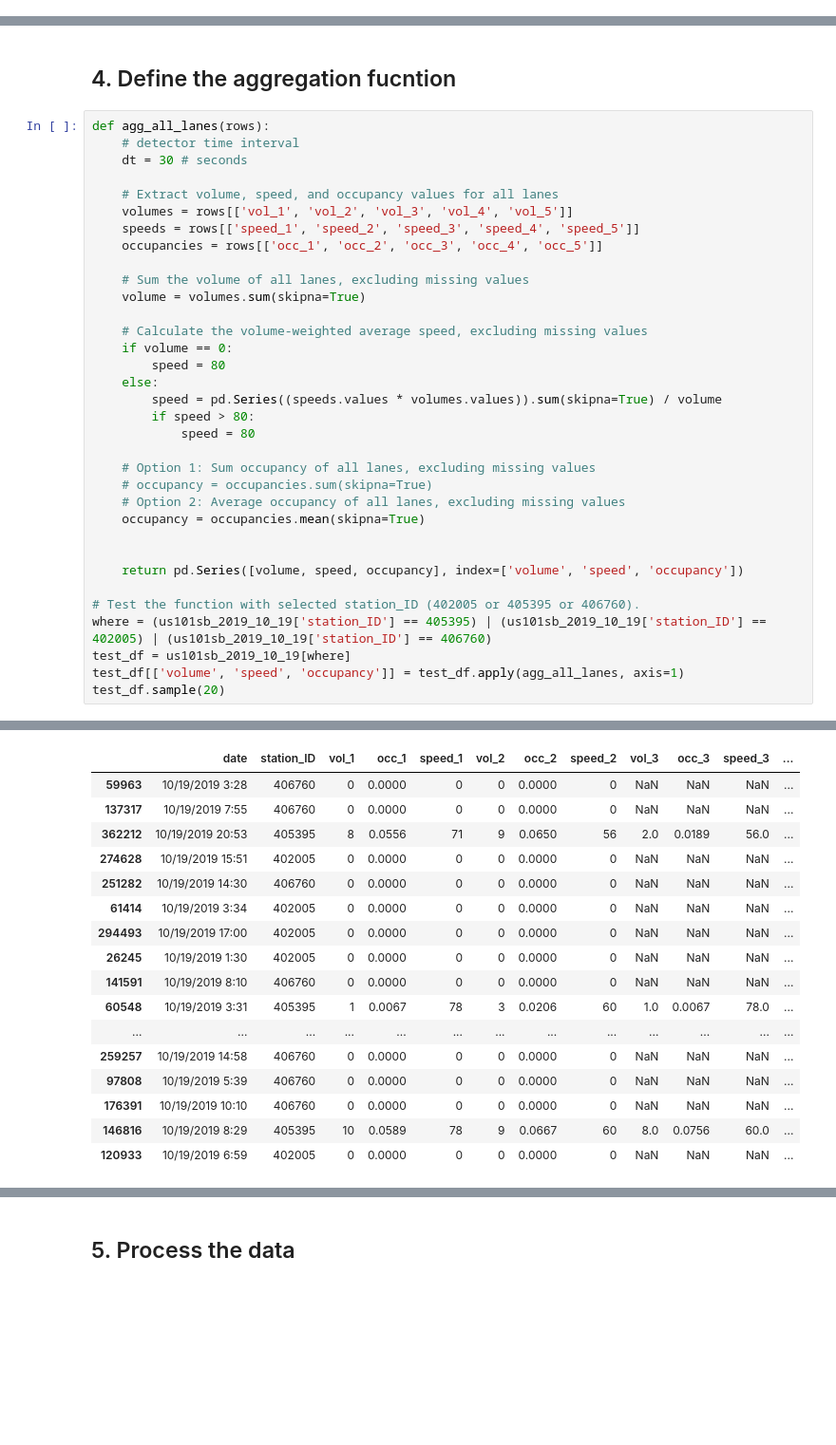
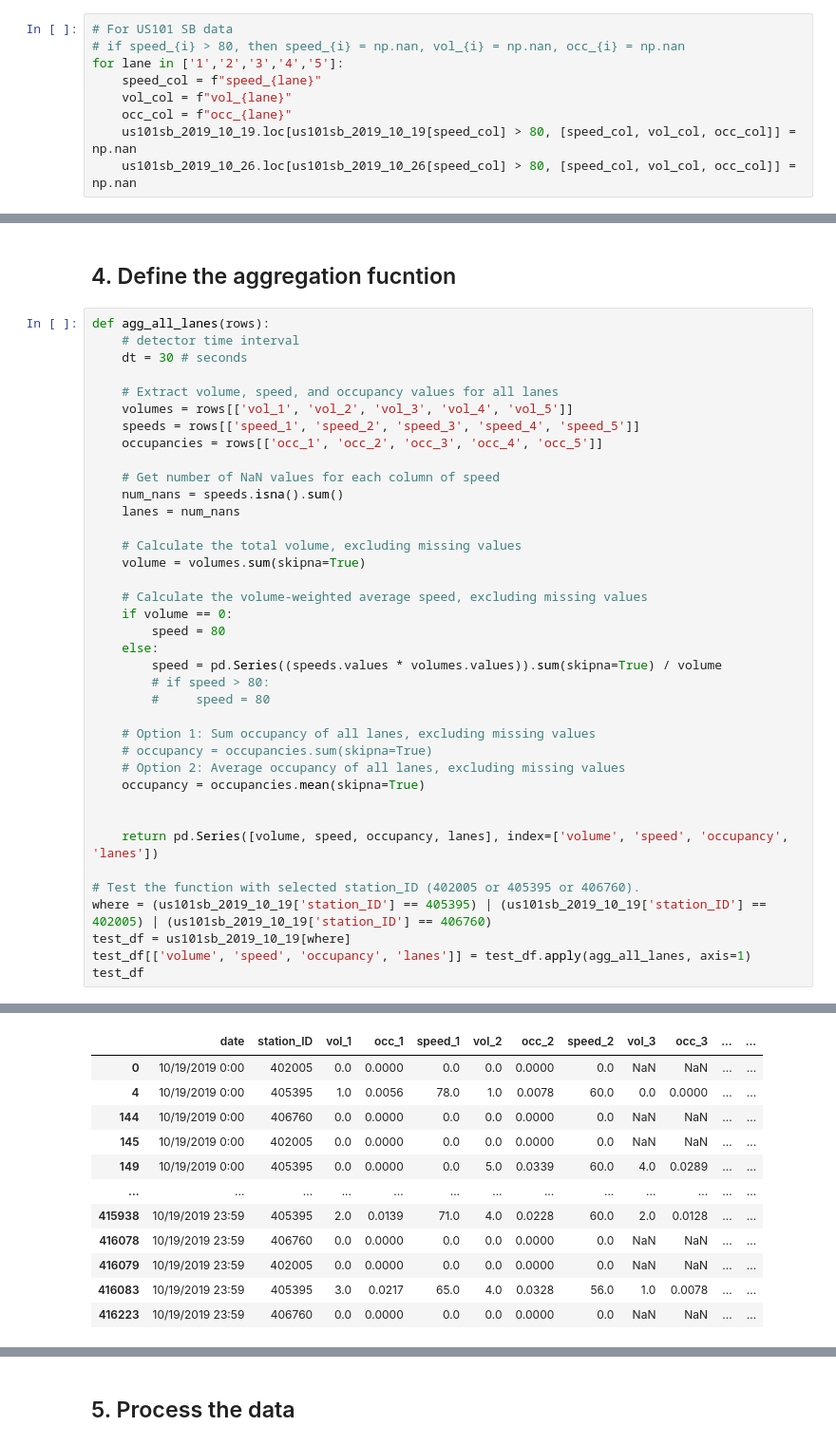
Before and after one commit to jingxuehan0707/ce593, a Jupyter notebook: project_task_01.ipynb, the cells around one changed output, grey strips where cells are left out. Shown at 95% size. Cells and saved outputs as stored; diff of their text form; blank space fills up the shorter version.

```diff
--- a/project_task_01.ipynb
+++ b/project_task_01.ipynb
@@ -47,6 +47,15 @@ us101sb_2019_10_26 = pd.read_csv(us101sb_2019_10_26_path)
 inventory_sr91_b = pd.read_csv(inventory_sr91_b_path)
 zone_readings_0831_0901 = pd.read_csv(zone_readings_0831_0901_path)
 zone_readings_0907_0908 = pd.read_csv(zone_readings_0907_0908_path)
+# %%
+# For US101 SB data
+# if speed_{i} > 80, then speed_{i} = np.nan, vol_{i} = np.nan, occ_{i} = np.nan
+for lane in ['1','2','3','4','5']:
+    speed_col = f"speed_{lane}"
+    vol_col = f"vol_{lane}"
+    occ_col = f"occ_{lane}"
+    us101sb_2019_10_19.loc[us101sb_2019_10_19[speed_col] > 80, [speed_col, vol_col, occ_col]] = np.nan
+    us101sb_2019_10_26.loc[us101sb_2019_10_26[speed_col] > 80, [speed_col, vol_col, occ_col]] = np.nan
 # %% [markdown]
 ## 3. Explore data
 # %%
@@ -97,7 +106,11 @@ def agg_all_lanes(rows):
     speeds = rows[['speed_1', 'speed_2', 'speed_3', 'speed_4', 'speed_5']]
     occupancies = rows[['occ_1', 'occ_2', 'occ_3', 'occ_4', 'occ_5']]
 
-    # Sum the volume of all lanes, excluding missing values
+    # Get number of NaN values for each column of speed
+    num_nans = speeds.isna().sum()
+    lanes = num_nans
+
+    # Calculate the total volume, excluding missing values
     volume = volumes.sum(skipna=True)
 
     # Calculate the volume-weighted average speed, excluding missing values
@@ -105,8 +118,8 @@ def agg_all_lanes(rows):
         speed = 80
     else:
         speed = pd.Series((speeds.values * volumes.values)).sum(skipna=True) / volume
-        if speed > 80:
-            speed = 80
+        # if speed > 80:
+        #     speed = 80
 
     # Option 1: Sum occupancy of all lanes, excluding missing values
     # occupancy = occupancies.sum(skipna=True)
@@ -114,13 +127,13 @@ def agg_all_lanes(rows):
     occupancy = occupancies.mean(skipna=True)
 
 
-    return pd.Series([volume, speed, occupancy], index=['volume', 'speed', 'occupancy'])
+    return pd.Series([volume, speed, occupancy, lanes], index=['volume', 'speed', 'occupancy', 'lanes'])
 
 # Test the function with selected station_ID (402005 or 405395 or 406760).
 where = (us101sb_2019_10_19['station_ID'] == 405395) | (us101sb_2019_10_19['station_ID'] == 402005) | (us101sb_2019_10_19['station_ID'] == 406760)
 test_df = us101sb_2019_10_19[where]
-test_df[['volume', 'speed', 'occupancy']] = test_df.apply(agg_all_lanes, axis=1)
-test_df.sample(20)
+test_df[['volume', 'speed', 'occupancy', 'lanes']] = test_df.apply(agg_all_lanes, axis=1)
+test_df
 # %% [output]
 A value is trying to be set on a copy of a slice from a DataFrame.
 Try using .loc[row_indexer,col_indexer] = value instead
@@ -140,17 +158,12 @@ See the caveats in the documentation: https://pandas.pydata.org/pandas-docs/stab
-|  | date | station_ID | vol_1 | occ_1 | speed_1 | vol_2 | occ_2 | speed_2 | vol_3 | occ_3 | speed_3 | ... |
-| 59963 | 10/19/2019 3:28 | 406760 | 0 | 0.0000 | 0 | 0 | 0.0000 | 0 | NaN | NaN | NaN | ... |
-| 137317 | 10/19/2019 7:55 | 406760 | 0 | 0.0000 | 0 | 0 | 0.0000 | 0 | NaN | NaN | NaN | ... |
-| 362212 | 10/19/2019 20:53 | 405395 | 8 | 0.0556 | 71 | 9 | 0.0650 | 56 | 2.0 | 0.0189 | 56.0 | ... |
-| 274628 | 10/19/2019 15:51 | 402005 | 0 | 0.0000 | 0 | 0 | 0.0000 | 0 | NaN | NaN | NaN | ... |
-| 251282 | 10/19/2019 14:30 | 406760 | 0 | 0.0000 | 0 | 0 | 0.0000 | 0 | NaN | NaN | NaN | ... |
-| 61414 | 10/19/2019 3:34 | 402005 | 0 | 0.0000 | 0 | 0 | 0.0000 | 0 | NaN | NaN | NaN | ... |
-| 294493 | 10/19/2019 17:00 | 402005 | 0 | 0.0000 | 0 | 0 | 0.0000 | 0 | NaN | NaN | NaN | ... |
-| 26245 | 10/19/2019 1:30 | 402005 | 0 | 0.0000 | 0 | 0 | 0.0000 | 0 | NaN | NaN | NaN | ... |
-| 141591 | 10/19/2019 8:10 | 406760 | 0 | 0.0000 | 0 | 0 | 0.0000 | 0 | NaN | NaN | NaN | ... |
-| 60548 | 10/19/2019 3:31 | 405395 | 1 | 0.0067 | 78 | 3 | 0.0206 | 60 | 1.0 | 0.0067 | 78.0 | ... |
+|  | date | station_ID | vol_1 | occ_1 | speed_1 | vol_2 | occ_2 | speed_2 | vol_3 | occ_3 | ... | ... |
+| 0 | 10/19/2019 0:00 | 402005 | 0.0 | 0.0000 | 0.0 | 0.0 | 0.0000 | 0.0 | NaN | NaN | ... | ... |
+| 4 | 10/19/2019 0:00 | 405395 | 1.0 | 0.0056 | 78.0 | 1.0 | 0.0078 | 60.0 | 0.0 | 0.0000 | ... | ... |
+| 144 | 10/19/2019 0:00 | 406760 | 0.0 | 0.0000 | 0.0 | 0.0 | 0.0000 | 0.0 | NaN | NaN | ... | ... |
+| 145 | 10/19/2019 0:00 | 402005 | 0.0 | 0.0000 | 0.0 | 0.0 | 0.0000 | 0.0 | NaN | NaN | ... | ... |
+| 149 | 10/19/2019 0:00 | 405395 | 0.0 | 0.0000 | 0.0 | 5.0 | 0.0339 | 60.0 | 4.0 | 0.0289 | ... | ... |
 | ... | ... | ... | ... | ... | ... | ... | ... | ... | ... | ... | ... | ... |
-| 259257 | 10/19/2019 14:58 | 406760 | 0 | 0.0000 | 0 | 0 | 0.0000 | 0 | NaN | NaN | NaN | ... |
-| 97808 | 10/19/2019 5:39 | 406760 | 0 | 0.0000 | 0 | 0 | 0.0000 | 0 | NaN | NaN | NaN | ... |
-| 176391 | 10/19/2019 10:10 | 406760 | 0 | 0.0000 | 0 | 0 | 0.0000 | 0 | NaN | NaN | NaN | ... |
-| 146816 | 10/19/2019 8:29 | 405395 | 10 | 0.0589 | 78 | 9 | 0.0667 | 60 | 8.0 | 0.0756 | 60.0 | ... |
-| 120933 | 10/19/2019 6:59 | 402005 | 0 | 0.0000 | 0 | 0 | 0.0000 | 0 | NaN | NaN | NaN | ... |
+| 415938 | 10/19/2019 23:59 | 405395 | 2.0 | 0.0139 | 71.0 | 4.0 | 0.0228 | 60.0 | 2.0 | 0.0128 | ... | ... |
+| 416078 | 10/19/2019 23:59 | 406760 | 0.0 | 0.0000 | 0.0 | 0.0 | 0.0000 | 0.0 | NaN | NaN | ... | ... |
+| 416079 | 10/19/2019 23:59 | 402005 | 0.0 | 0.0000 | 0.0 | 0.0 | 0.0000 | 0.0 | NaN | NaN | ... | ... |
+| 416083 | 10/19/2019 23:59 | 405395 | 3.0 | 0.0217 | 65.0 | 4.0 | 0.0328 | 56.0 | 1.0 | 0.0078 | ... | ... |
+| 416223 | 10/19/2019 23:59 | 406760 | 0.0 | 0.0000 | 0.0 | 0.0 | 0.0000 | 0.0 | NaN | NaN | ... | ... |
```
Also changed, not shown: parts of 6 cells of this notebook, 17 other files.
